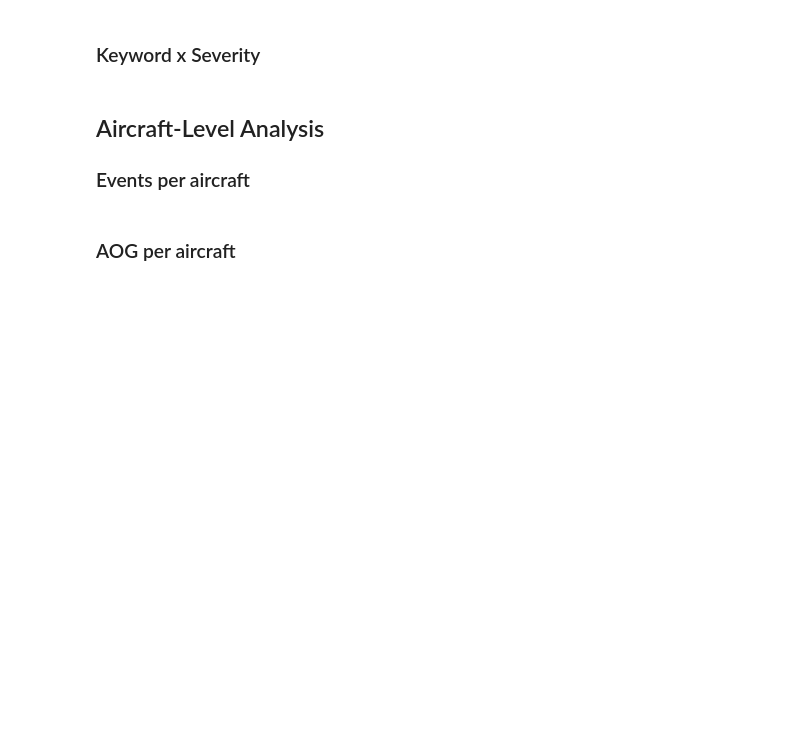
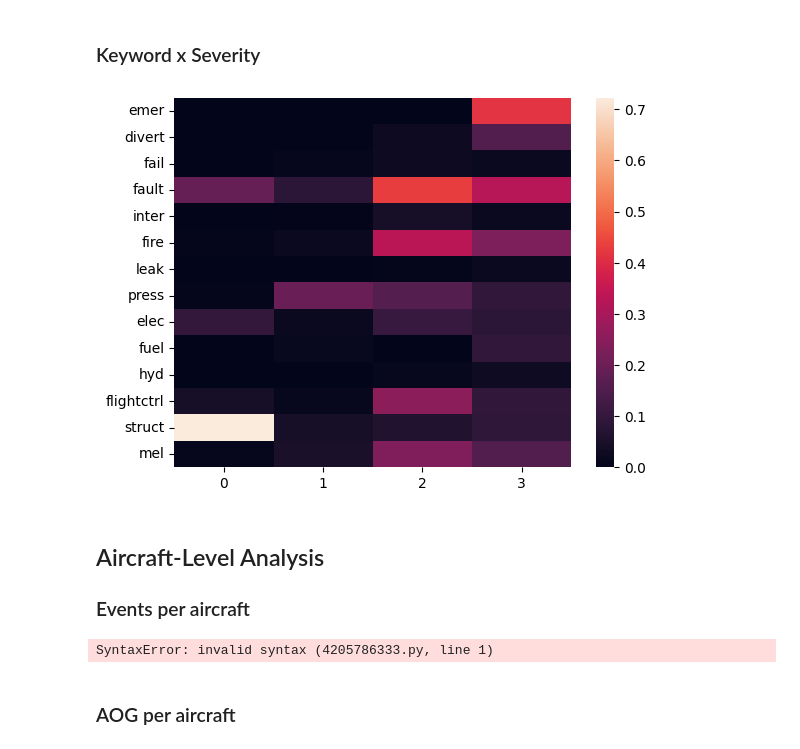
Before and after one commit to NorthrupRobert/737-800_SDR_Reliability_Analysis, a Jupyter notebook: _data_design_and_exploration/05_explore.ipynb, the cells around one changed output. Cells and saved outputs as stored; diff of their text form; code cells hidden in the pictures; blank space fills up the shorter version.

```diff
--- a/_data_design_and_exploration/05_explore.ipynb
+++ b/_data_design_and_exploration/05_explore.ipynb
@@ -402,6 +419,44 @@ plt.show()
 [figure]
 # %% [markdown]
 ### Keyword x Severity
+# %%
+df_keyword_severity_heatmap = interface.q_to_df(
+    """
+    SELECT
+            AVG(s.emer_flag::int)::float AS emer,
+            AVG(s.divert_flag::int)::float AS divert,
+            AVG(s.fail_flag::int)::float AS fail,
+            AVG(s.fault_flag::int)::float AS fault,
+            AVG(s.inter_flag::int)::float AS inter,
+            AVG(s.fire_flag::int)::float AS fire,
+            AVG(s.leak_flag::int)::float AS leak,
+            AVG(s.press_flag::int)::float AS press,
+            AVG(s.elec_flag::int)::float AS elec,
+            AVG(s.fuel_flag::int)::float AS fuel,
+            AVG(s.hyd_flag::int)::float AS hyd,
+            AVG(s.flightctrl_flag::int)::float AS flightctrl,
+            AVG(s.struct_flag::int)::float AS struct,
+            AVG(s.mel_flag::int)::float AS mel
+    FROM sdr_event AS s
+    GROUP BY s.severity
+    ORDER BY s.severity ASC;
+    """)
+
+
+sns.heatmap(df_keyword_severity_heatmap.transpose())
+plt.show()
+# %% [output]
+[figure, added]
 # %% [markdown]
 ## Aircraft-Level Analysis
 ### Events per aircraft
+# %%
+SELECT COUNT(s.id), a.registry_n_number
+FROM aircraft AS a
+    INNER JOIN sdr_event AS s
+        ON s.aircraft_id = a.id
+GROUP BY a.registry_n_numer
+ORDER BY a.registry_n_number
+LIMIT 50;
+# %% [output]
+SyntaxError: invalid syntax (4205786333.py, line 1)
```
Also changed, not shown: parts of 3 cells of this notebook, 4 other files.
